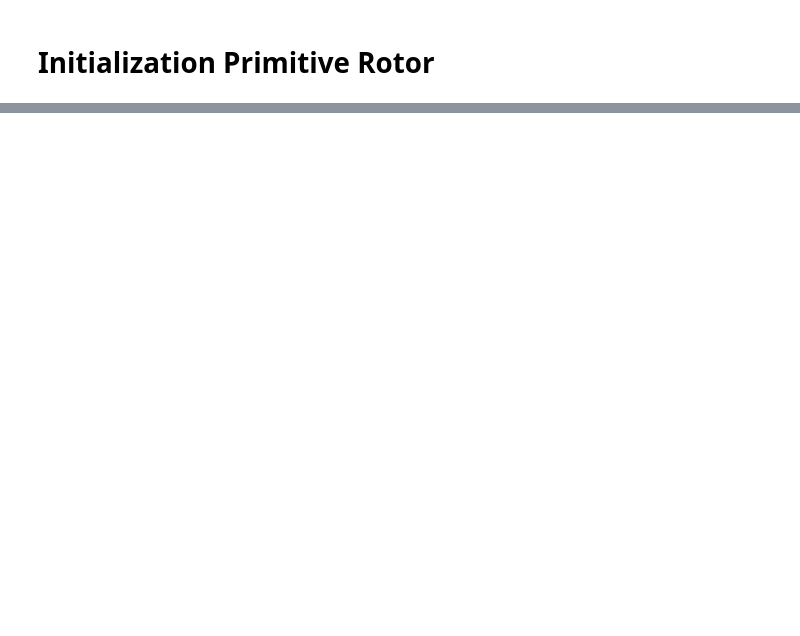
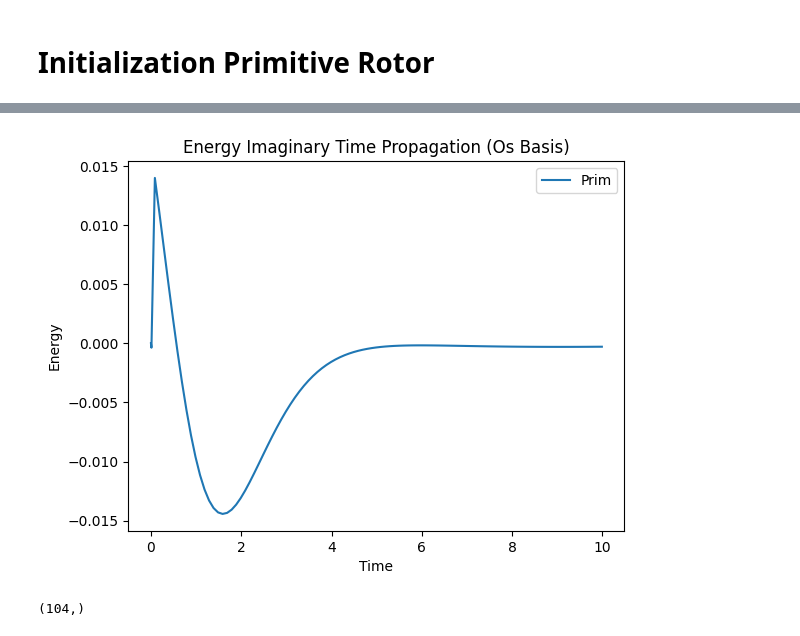
Before and after one commit to Gilfrim/Computational-Analysis-of-Many-Rotor-Systems, a Jupyter notebook: new_TF.ipynb, the cells around one changed output, grey strips where cells are left out. Cells and saved outputs as stored; diff of their text form; code cells hidden in the pictures; blank space fills up the shorter version.

```diff
--- a/new_TF.ipynb
+++ b/new_TF.ipynb
@@ -202,0 +389,13 @@ np.complex128(-0.011098633594042506+0j)
+# %%
+plt.plot(time_TF[:-1], energy_TD_TF_CCC[:-1] - energy_TD_TF_CCC_old, label=f"Prim")
+plt.title("Energy Imaginary Time Propagation (Os Basis)")
+plt.xlabel("Time")
+plt.ylabel("Energy")
+plt.legend()
+plt.show()
+# %% [output]
+[figure, added]
+# %%
+energy_TD_TF_CCC.shape
+# %% [output]
+(104,)
```
Also changed, not shown: parts of 63 cells of this notebook, 26 other files.
